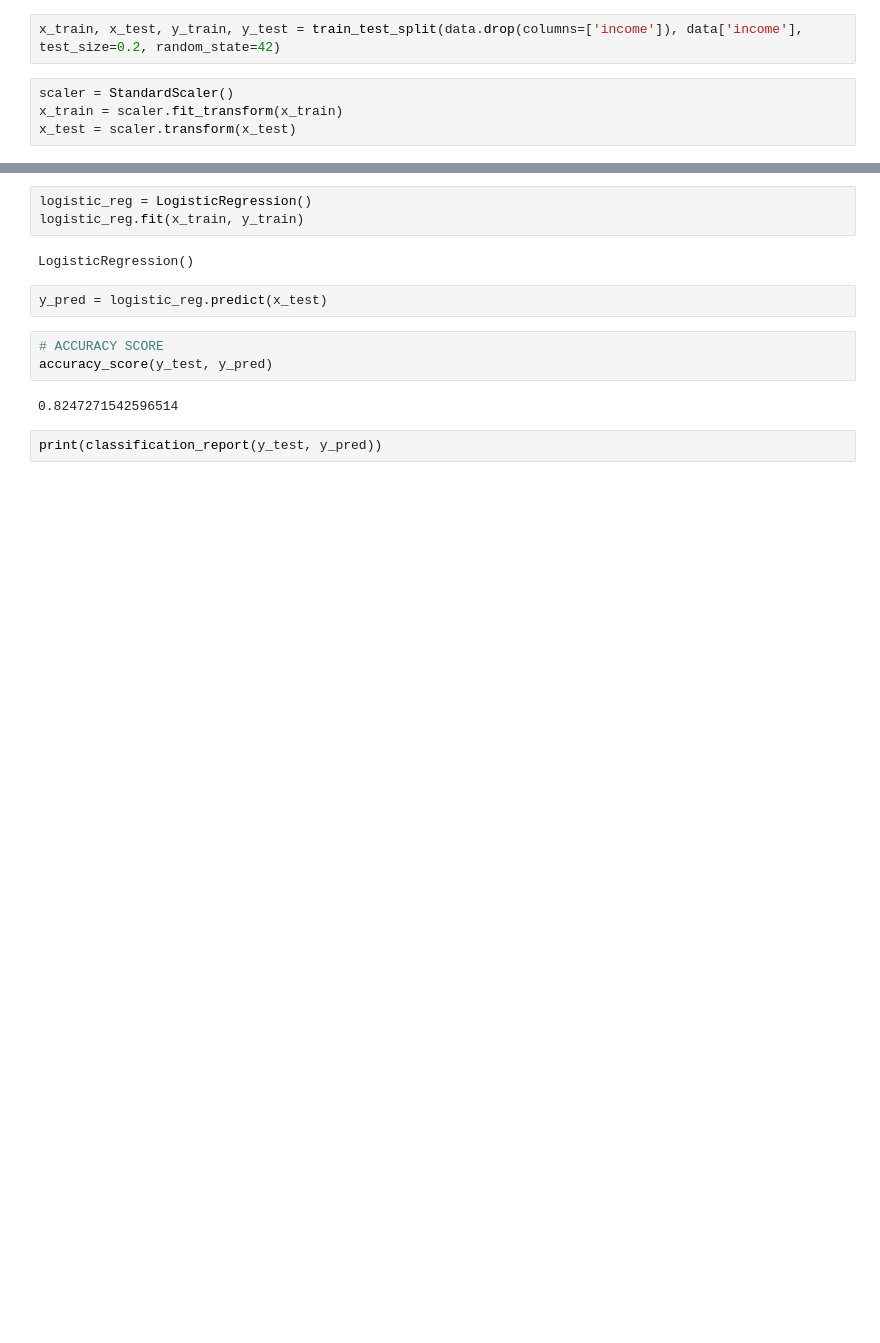
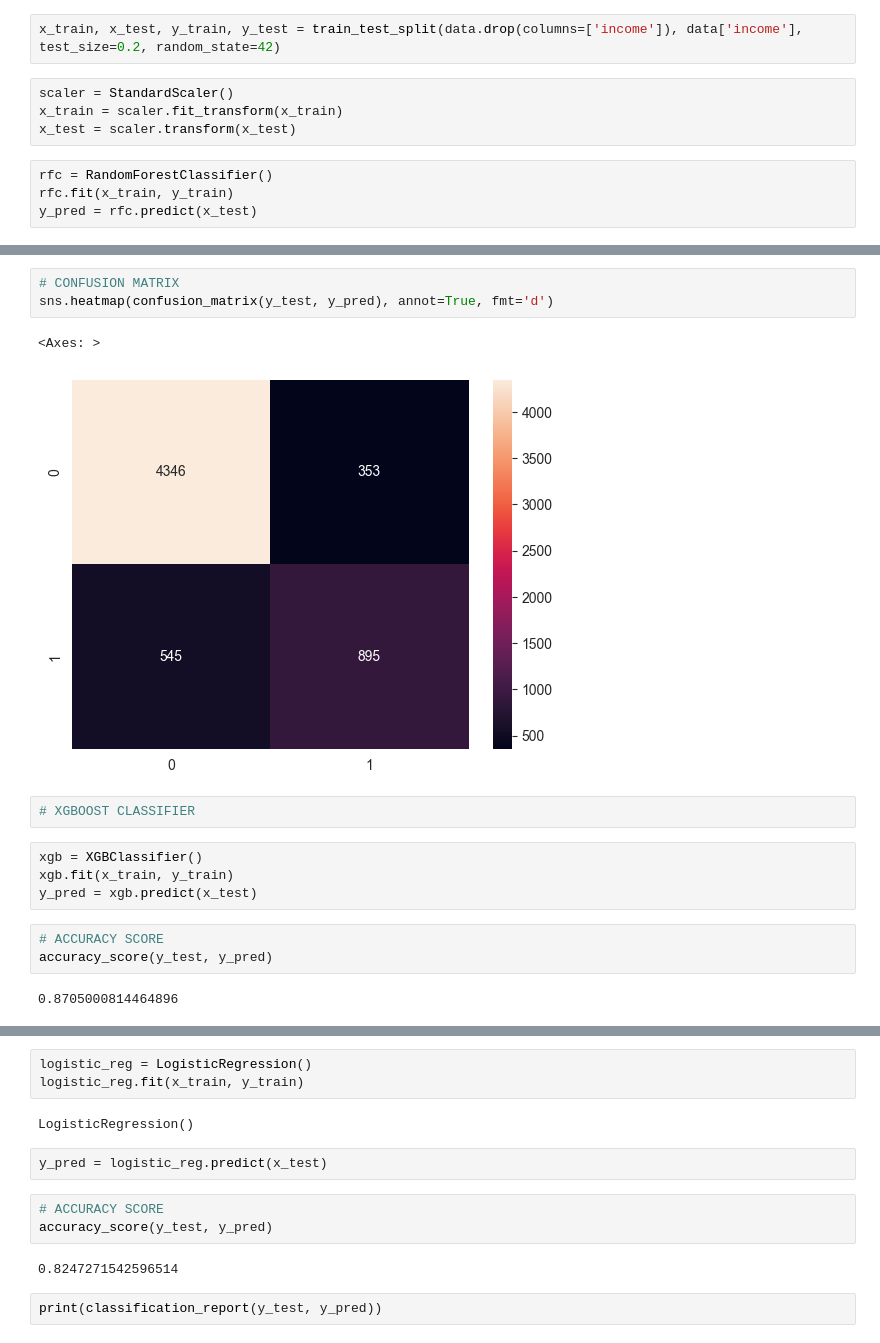
Before and after one commit to korisnik-samson/income-predictor, a Jupyter notebook: machine_learning.ipynb, the cells around one changed output, grey strips where cells are left out. Saved outputs shown, nothing was run; the diff lists cells and outputs as text; blank space fills up the shorter version.

```diff
--- a/machine_learning.ipynb
+++ b/machine_learning.ipynb
@@ -34,3 +59,7 @@ x_train, x_test, y_train, y_test = train_test_split(data.drop(columns=['income']
 scaler = StandardScaler()
 x_train = scaler.fit_transform(x_train)
 x_test = scaler.transform(x_test)
+# %%
+rfc = RandomForestClassifier()
+rfc.fit(x_train, y_train)
+y_pred = rfc.predict(x_test)
@@ -36,0 +83,17 @@ x_test = scaler.transform(x_test)
+# %%
+# CONFUSION MATRIX
+sns.heatmap(confusion_matrix(y_test, y_pred), annot=True, fmt='d')
+# %% [output]
+<Axes: >
+[figure, added]
+# %%
+# XGBOOST CLASSIFIER
+# %%
+xgb = XGBClassifier()
+xgb.fit(x_train, y_train)
+y_pred = xgb.predict(x_test)
+# %%
+# ACCURACY SCORE
+accuracy_score(y_test, y_pred)
+# %% [output]
+0.8705000814464896
```
Also changed, not shown: parts of 15 cells of this notebook, 1 other file.
